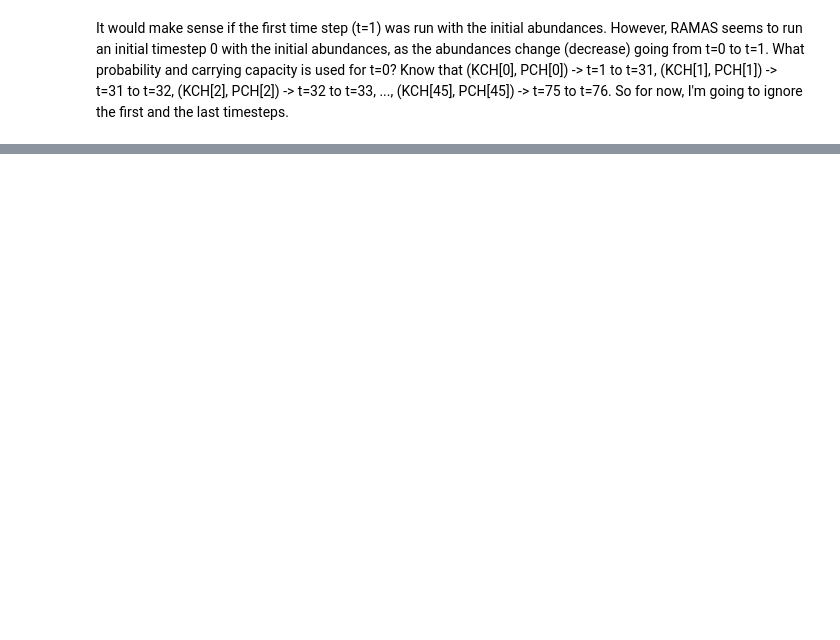
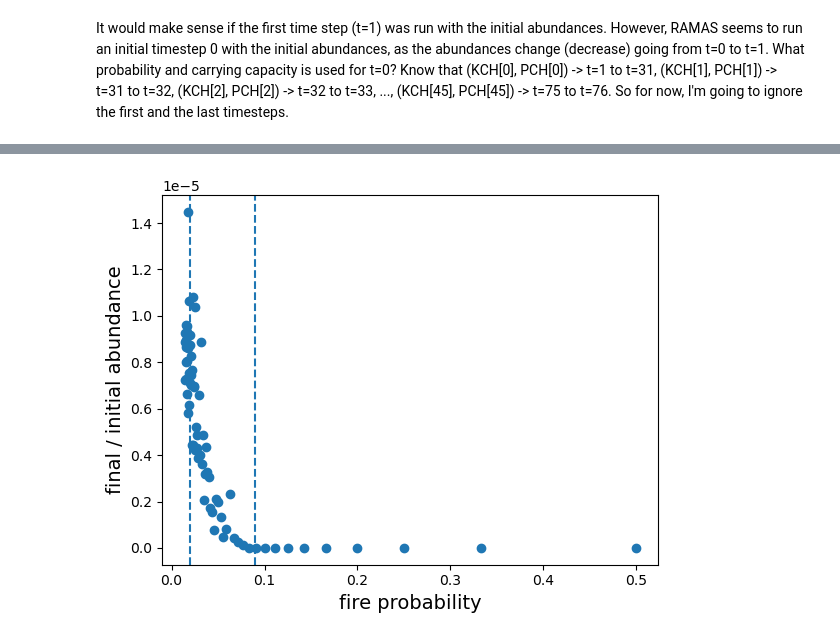
Before and after one commit to patricklawton/TecateCypress, a Jupyter notebook: analysis.ipynb, the cells around one changed output, grey strips where cells are left out. Saved outputs shown, nothing was run; the diff lists cells and outputs as text; code cells hidden in the pictures; blank space fills up the shorter version.

Commit message:
Non-spatial fire probability plots

```diff
--- a/analysis.ipynb
+++ b/analysis.ipynb
@@ -15,6 +15,21 @@ matplotlib.rcParams['animation.ffmpeg_path'] = '/Users/patrick/Downloads/ffmpeg'
 # %% [markdown]
 It would make sense if the first time step (t=1) was run with the initial abundances. However, RAMAS seems to run an initial timestep 0 with the initial abundances, as the abundances change (decrease) going from t=0 to t=1. What probability and carrying capacity is used for t=0? Know that (KCH[0], PCH[0]) -> t=1 to t=31,  (KCH[1], PCH[1]) -> t=31 to t=32, (KCH[2], PCH[2]) -> t=32 to t=33, ..., (KCH[45], PCH[45]) -> t=75 to t=76. So for now, I'm going to ignore the first and the last timesteps.
 # %%
+# Load results into memory as a dictionary
+def get_resdata(inst):
+    resdata = {}
+    resultsfn = os.path.join(inst.run_dir, 'results.h5')
+    with h5py.File(resultsfn, 'r') as results:
+        for qty in results.keys():
+            resdata.update({qty: {}})
+            for patch in results[qty].keys():
+                if qty in ['mean', 'max', 'min', 'stdev']:
+                    # Trim the first and last time step off abundance stats
+                    resdata[qty].update({patch: np.array(results[qty][patch])[1:-1]})
+                else:
+                    resdata[qty].update({patch: np.array(results[qty][patch])})
+    return resdata
+
 # Function to return quantity for plotting given keyword
 def plot_qty(resdata, patch, t, qty):
     if qty == 'diff_from_init':
@@ -89,6 +106,10 @@ for run in runs:
     with open(os.path.join(os.getcwd(), 'runs', str(run), 'run_info.json')) as info_file:
         run_info = json.load(info_file)
     inst = Model(**run_info)
+
+    # Check that this is a spatial run
+    if inst.spatial == False:
+        continue
 
     # Load results into memory as a dictionary
     resdata = {}
@@ -159,0 +181,19 @@ ax.legend()
+# %%
+fire_probs = []
+ab_ratios = []
+for run in runs:
+    with open(os.path.join(os.getcwd(), 'runs', str(run), 'run_info.json')) as info_file:
+        run_info = json.load(info_file)
+    inst = Model(**run_info)
+
+    # Check that this is a single patch (non-spatial) run
+    if inst.spatial == True:
+        continue
+
+    resdata = get_resdata(inst)
+
+    fire_probs.append(inst.fire_prob)
+    tsteps = int((proj_info['tf'] - proj_info['ti'])/inst.timestep) + inst.burn_in_period
+    ts = np.arange(tsteps)
+    ab_ratios.append(plot_qty(resdata, 'pop0', ts[-1], 'rel_to_init'))
+    # break
@@ -159,0 +218,9 @@ ax.legend()
+# %%
+plt.scatter(fire_probs, ab_ratios)
+plt.ylabel('final / initial abundance', fontsize=14)
+plt.xlabel('fire probability', fontsize=14)
+plt.axvline(0.02, ls='--')
+plt.axvline(0.09, ls='--')
+plt.savefig('figs/popsuc_vs_fireprob.png')
+# %% [output]
+[figure, added]
```
Also changed, not shown: parts of 8 cells of this notebook, 1 other file.
